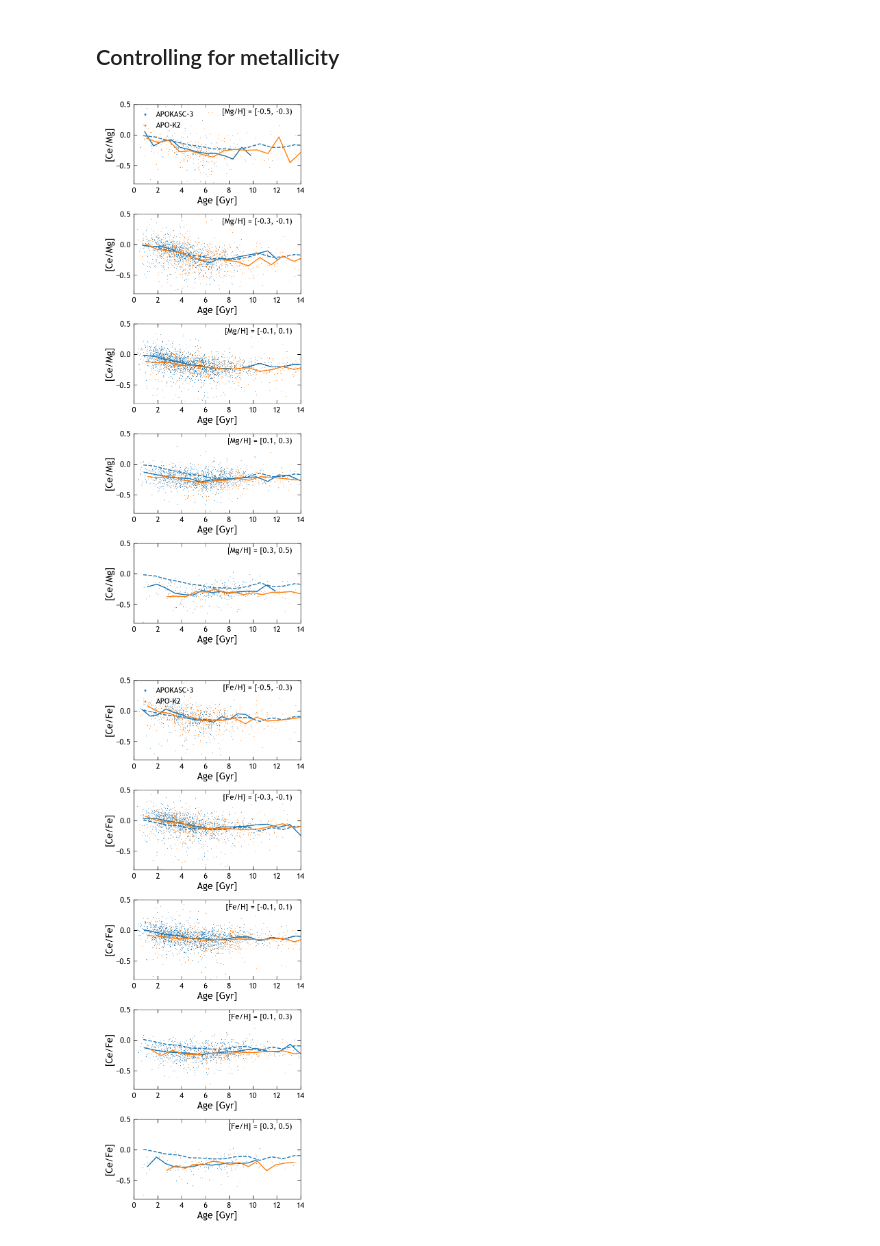
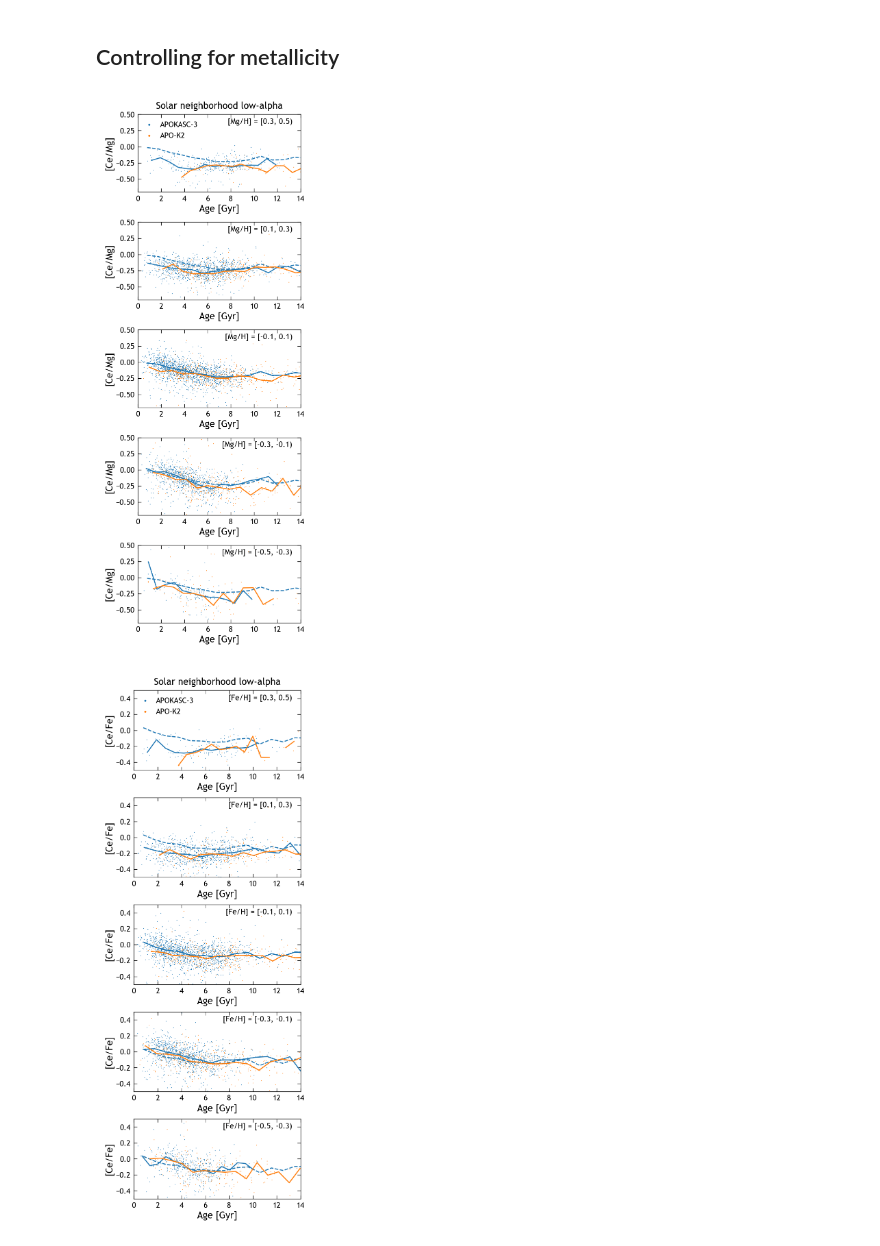
Before and after one commit to lodubay/chemical-clocks, a Jupyter notebook: src/scripts/apokasc.ipynb, the cells around one changed output. Drawn from its saved outputs; the diff is of its cells as text; code cells hidden in the pictures.

```diff
--- a/src/scripts/apokasc.ipynb
+++ b/src/scripts/apokasc.ipynb
@@ -447,6 +447,7 @@ apok2_low_alpha = apok2[
 # %%
 mgh_bins = np.arange(-0.5, 0.51, 0.2)
 absz_lim = (0, 3)
+galr_lim = (7, 9)
 kwargs = {'s': 0.5, 'marker': 'o', 'edgecolor': 'none'}
 
 fig, axs = plt.subplots(len(mgh_bins)-1, figsize=(3, 8), constrained_layout=True)
@@ -454,52 +455,60 @@ fig, axs = plt.subplots(len(mgh_bins)-1, figsize=(3, 8), constrained_layout=True
 local_subset = apokasc_low_alpha[
     (apokasc_low_alpha['MG_H'] >= -0.1) &
     (apokasc_low_alpha['MG_H'] < 0.1) &
+    (apokasc_low_alpha['GALR'] >= galr_lim[0]) &
+    (apokasc_low_alpha['GALR'] < galr_lim[1]) &
     (apokasc_low_alpha['GALZ'].abs() >= absz_lim[0]) &
     (apokasc_low_alpha['GALZ'].abs() < absz_lim[1]) &
     (apokasc_low_alpha['APOKASC3_AGE_RGB'] < 15)
 ]
 
 for i, ax in enumerate(axs):
-    mgh_lim = (mgh_bins[i], mgh_bins[i+1])
+    mgh_lim = (mgh_bins[-(i+2)], mgh_bins[-(i+1)])
 
     apokasc_subset = apokasc_low_alpha[
         (apokasc_low_alpha['MG_H'] >= mgh_lim[0]) &
         (apokasc_low_alpha['MG_H'] < mgh_lim[1]) &
+        (apokasc_low_alpha['GALR'] >= galr_lim[0]) &
+        (apokasc_low_alpha['GALR'] < galr_lim[1]) &
         (apokasc_low_alpha['GALZ'].abs() >= absz_lim[0]) &
         (apokasc_low_alpha['GALZ'].abs() < absz_lim[1]) &
         (apokasc_low_alpha['APOKASC3_AGE_RGB'] < 15)
     ]
     ax.scatter(apokasc_subset['APOKASC3_AGE_RGB'], apokasc_subset['CE_MG'], label='APOKASC-3', **kwargs)
     # Plot median trends
     ax.plot(*binned_medians(local_subset, 'CE_MG', 'APOKASC3_AGE_RGB', 15), color='C0', linestyle='--')
     if apokasc_subset.shape[0] > 20:
         ax.plot(*binned_medians(apokasc_subset, 'CE_MG', 'APOKASC3_AGE_RGB', 15), color='C0', linestyle='-')
 
     apok2_subset = apok2_low_alpha[
         (apok2_low_alpha['MG_H'] >= mgh_lim[0]) &
         (apok2_low_alpha['MG_H'] < mgh_lim[1]) &
+        (apok2_low_alpha['GALR'] >= galr_lim[0]) &
+        (apok2_low_alpha['GALR'] < galr_lim[1]) &
         (apok2_low_alpha['GALZ'].abs() >= absz_lim[0]) &
         (apok2_low_alpha['GALZ'].abs() < absz_lim[1]) &
         (apok2_low_alpha['Age'] < 15)
     ]
     ax.scatter(apok2_subset['Age'], apok2_subset['CE_MG'], label='APO-K2', **kwargs)
     if apok2_subset.shape[0] > 20:
         ax.plot(*binned_medians(apok2_subset, 'CE_MG', 'Age', 15), color='C1', linestyle='-')
 
     ax.set_xlim((0, 14))
-    ax.set_ylim((-0.8, 0.5))
+    ax.set_ylim((-0.7, 0.5))
     ax.set_xlabel('Age [Gyr]')
     ax.set_ylabel('[Ce/Mg]')
     ax.text(0.95, 0.95, f'[Mg/H] = [{mgh_lim[0]:.1f}, {mgh_lim[1]:.1f})',
             transform=ax.transAxes, ha='right', va='top')
 
 axs[0].legend(markerscale=3, loc='upper left')
+axs[0].set_title('Solar neighborhood low-alpha')
 plt.show()
 # %% [output]
-[figure, old version]
+[figure, new version]
 # %%
 feh_bins = np.arange(-0.5, 0.51, 0.2)
 absz_lim = (0, 3)
+galr_lim = (7, 9)
 kwargs = {'s': 0.5, 'marker': 'o', 'edgecolor': 'none'}
 
 fig, axs = plt.subplots(len(feh_bins)-1, figsize=(3, 8), constrained_layout=True)
@@ -507,17 +516,21 @@ fig, axs = plt.subplots(len(feh_bins)-1, figsize=(3, 8), constrained_layout=True
 local_subset = apokasc_low_alpha[
     (apokasc_low_alpha['FE_H'] >= -0.1) &
     (apokasc_low_alpha['FE_H'] < 0.1) &
+    (apokasc_low_alpha['GALR'] >= galr_lim[0]) &
+    (apokasc_low_alpha['GALR'] < galr_lim[1]) &
     (apokasc_low_alpha['GALZ'].abs() >= absz_lim[0]) &
     (apokasc_low_alpha['GALZ'].abs() < absz_lim[1]) &
     (apokasc_low_alpha['APOKASC3_AGE_RGB'] < 15)
 ]
 
 for i, ax in enumerate(axs):
-    feh_lim = (feh_bins[i], feh_bins[i+1])
+    feh_lim = (feh_bins[-(i+2)], feh_bins[-(i+1)])
 
     apokasc_subset = apokasc_low_alpha[
         (apokasc_low_alpha['FE_H'] >= feh_lim[0]) &
         (apokasc_low_alpha['FE_H'] < feh_lim[1]) &
+        (apokasc_low_alpha['GALR'] >= galr_lim[0]) &
+        (apokasc_low_alpha['GALR'] < galr_lim[1]) &
         (apokasc_low_alpha['GALZ'].abs() >= absz_lim[0]) &
         (apokasc_low_alpha['GALZ'].abs() < absz_lim[1]) &
         (apokasc_low_alpha['APOKASC3_AGE_RGB'] < 15)
@@ -531,6 +544,8 @@ for i, ax in enumerate(axs):
     apok2_subset = apok2_low_alpha[
         (apok2_low_alpha['FE_H'] >= feh_lim[0]) &
         (apok2_low_alpha['FE_H'] < feh_lim[1]) &
+        (apok2_low_alpha['GALR'] >= galr_lim[0]) &
+        (apok2_low_alpha['GALR'] < galr_lim[1]) &
         (apok2_low_alpha['GALZ'].abs() >= absz_lim[0]) &
         (apok2_low_alpha['GALZ'].abs() < absz_lim[1]) &
         (apok2_low_alpha['Age'] < 15)
@@ -540,13 +555,14 @@ for i, ax in enumerate(axs):
         ax.plot(*binned_medians(apok2_subset, 'CE_FE', 'Age', 15), color='C1', linestyle='-')
 
     ax.set_xlim((0, 14))
-    ax.set_ylim((-0.8, 0.5))
+    ax.set_ylim((-0.5, 0.5))
     ax.set_xlabel('Age [Gyr]')
     ax.set_ylabel('[Ce/Fe]')
     ax.text(0.95, 0.95, f'[Fe/H] = [{feh_lim[0]:.1f}, {feh_lim[1]:.1f})',
             transform=ax.transAxes, ha='right', va='top')
 
 axs[0].legend(markerscale=3, loc='upper left')
+axs[0].set_title('Solar neighborhood low-alpha')
 plt.show()
 # %% [output]
-[figure, old version]
+[figure, new version]
```
Also changed, not shown: 1 other file.
